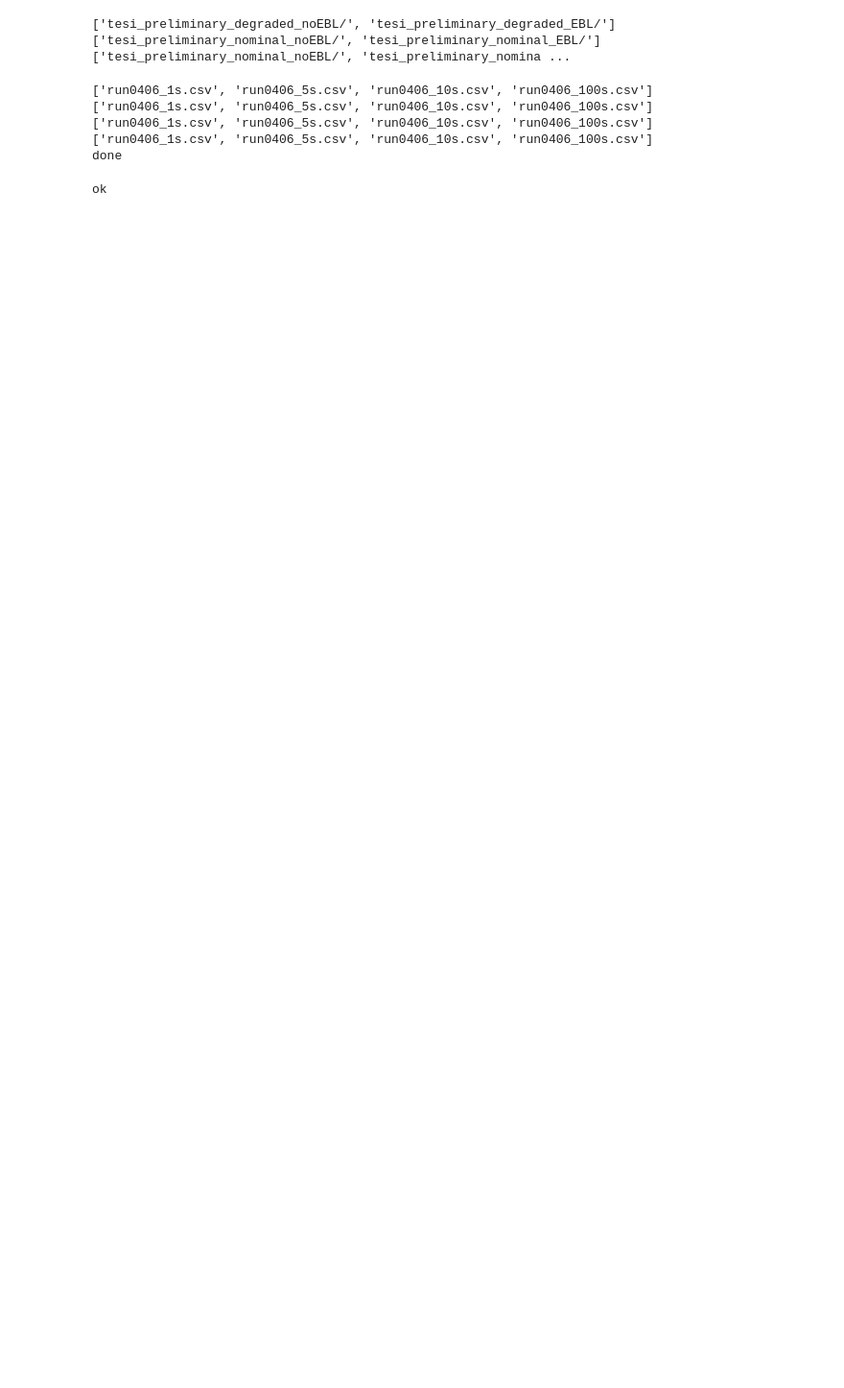
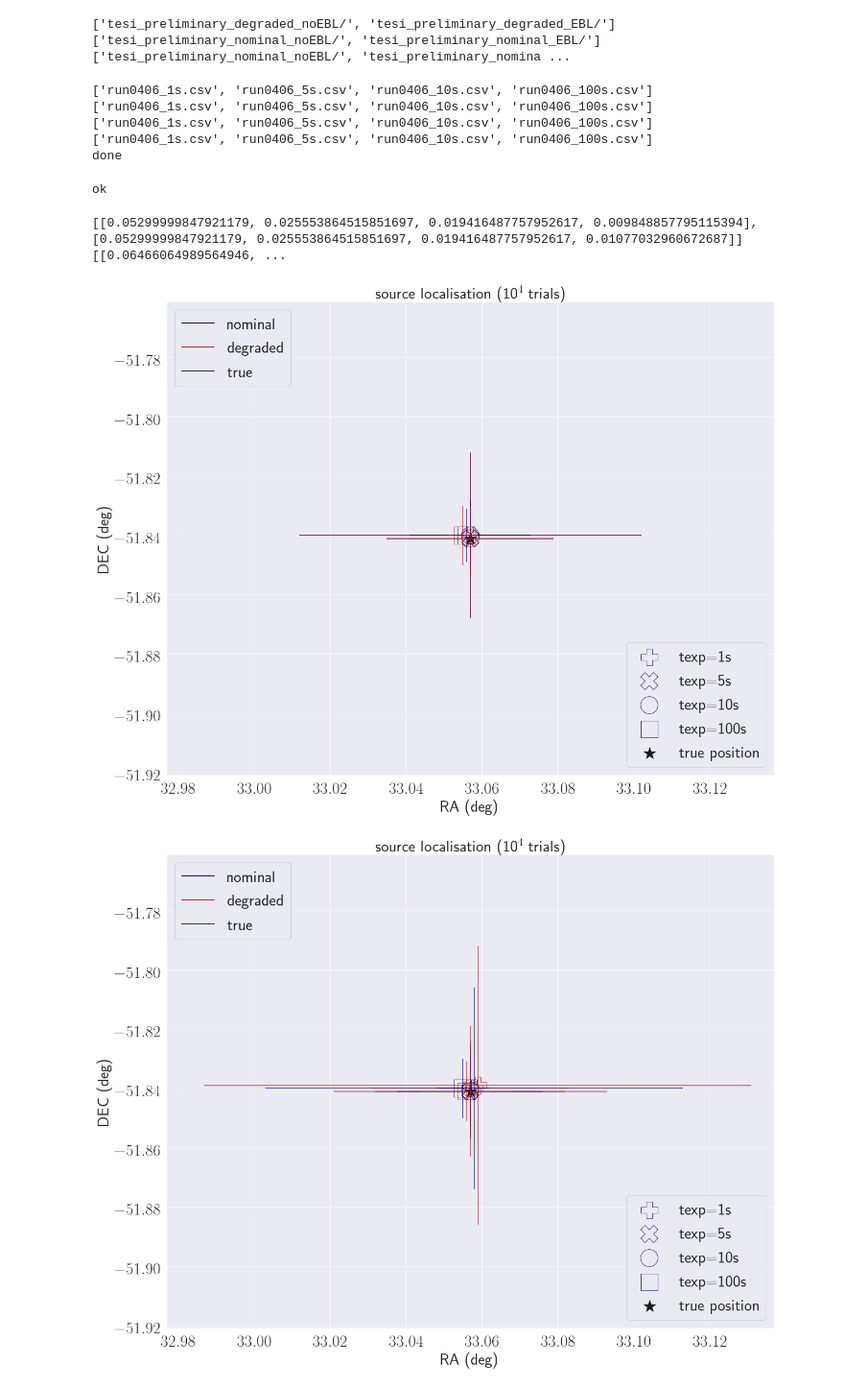
Before and after one commit to ambra-dipiano/thesis, a Jupyter notebook: notebooks/notebook_tesi_01_preliminary.ipynb, the cells around one changed output. Shown at 96% size. Cells and saved outputs as stored; diff of their text form; code cells hidden in the pictures; blank space fills up the shorter version.

Commit message:
[notebooks] wilks & preliminary

```diff
--- a/notebooks/notebook_tesi_01_preliminary.ipynb
+++ b/notebooks/notebook_tesi_01_preliminary.ipynb
@@ -190,3 +258,49 @@ def mappage(ra, dec, trueRA, trueDEC, wbin=0.01):
 print('\n\nok')
 # %% [output]
 ok
+# %%
+# no EBL (nom, deg) ---!
+ra = [[33.057, 33.057, 33.057, 33.056], [33.057, 33.057, 33.057, 33.055]]
+dec = [[-51.840, -51.841, -51.840, -51.840], [-51.840, -51.841, -51.841, -51.840]]
+std_ra = [[0.045, 0.022, 0.016, 0.004], [0.045, 0.022, 0.016, 0.004]]
+std_dec = [[0.028, 0.013, 0.011, 0.009], [0.028, 0.013, 0.011, 0.010]]
+pos = [[0.021, 0.010, 0.008, 0.007], [0.028, 0.013, 0.010, 0.007]]
+std_pos = [[0, 0, 0, 0], [0, 0, 0, 0]]
+for j in range(len(ra)):
+    for i in range(len(ra[j])):
+        std_pos[j][i] = float(SkyCoord(ra = 0*u.deg, dec = 0*u.deg, frame='fk5').separation(
+            SkyCoord(ra = std_ra[j][i]*u.deg, dec = std_dec[j][i]*u.deg, frame='fk5')).deg)
+
+# EBL (nom, deg) ---!
+ra2 = [[33.058, 33.057, 33.057, 33.055], [33.059, 33.057, 33.057, 33.056]]
+dec2 = [[-51.840, -51.841, -51.841, -51.840], [-51.839, -51.841, -51.840, -51.841]]
+std_ra2 = [[0.055, 0.025, 0.019, 0.007], [0.072, 0.036, 0.026, 0.012]]
+std_dec2 = [[0.034, 0.016, 0.012, 0.010], [0.047, 0.022, 0.016, 0.010]]
+pos2 = [[0.034, 0.016, 0.012, 0.008], [0.046, 0.022, 0.016, 0.008]]
+std_pos2 = [[0, 0, 0, 0], [0, 0, 0, 0]]
+for j in range(len(ra)):
+    for i in range(len(ra[j])):
+        std_pos2[j][i] = float(SkyCoord(ra = 0*u.deg, dec = 0*u.deg, frame='fk5').separation(
+            SkyCoord(ra = std_ra2[j][i]*u.deg, dec = std_dec2[j][i]*u.deg, frame='fk5')).deg)
+
+# rates 1, 5, 10, 100s (theta < [0.5, 0.2, 0.1]) ---!
+noEblnom = [[97.71, 97.71, 97.62], [100, 100, 100], [100, 100, 100], [100, 100, 100]]
+noEbldeg = [[74.27, 74.21, 73.55], [99.99, 99.99, 99.99], [100, 100, 100], [100, 100, 100]]
+Eblnom = [[76.13, 75.97, 74.55], [99.99, 99.99, 99.99], [100, 100, 100], [100, 100, 100]]
+Ebldeg = [[39.64, 39.27, 36.98], [98.69, 98.69, 98.53], [99.96, 99.96, 99.95], [100, 100, 100]]
+
+print(std_pos, std_pos2)
+# %% [output]
+[[0.05299999847921179, 0.025553864515851697, 0.019416487757952617, 0.009848857795115394], [0.05299999847921179, 0.025553864515851697, 0.019416487757952617, 0.01077032960672687]] [[0.06466064989564946, ...
+# %%
+png_path = '/home/ambra/Desktop/cluster-morgana/archive_tests/tesi_01_preliminary/png/'
+if not os.path.isdir(png_path):
+    os.system('mkdir ' + png_path)
+
+
+plottage2(texp, ra, dec, std_ra, std_dec, trueRA, trueDEC, png_path+'EBL')
+plottage2(texp, ra2, dec2, std_ra2, std_dec2, trueRA, trueDEC, png_path+'noEBL')
+plottage3(texp, pos+pos2, std_pos+std_pos2, png_path)
+# %% [output]
+[figure, added]
+[figure, added]
```
Also changed, not shown: parts of 8 cells of this notebook, 1 other file.
